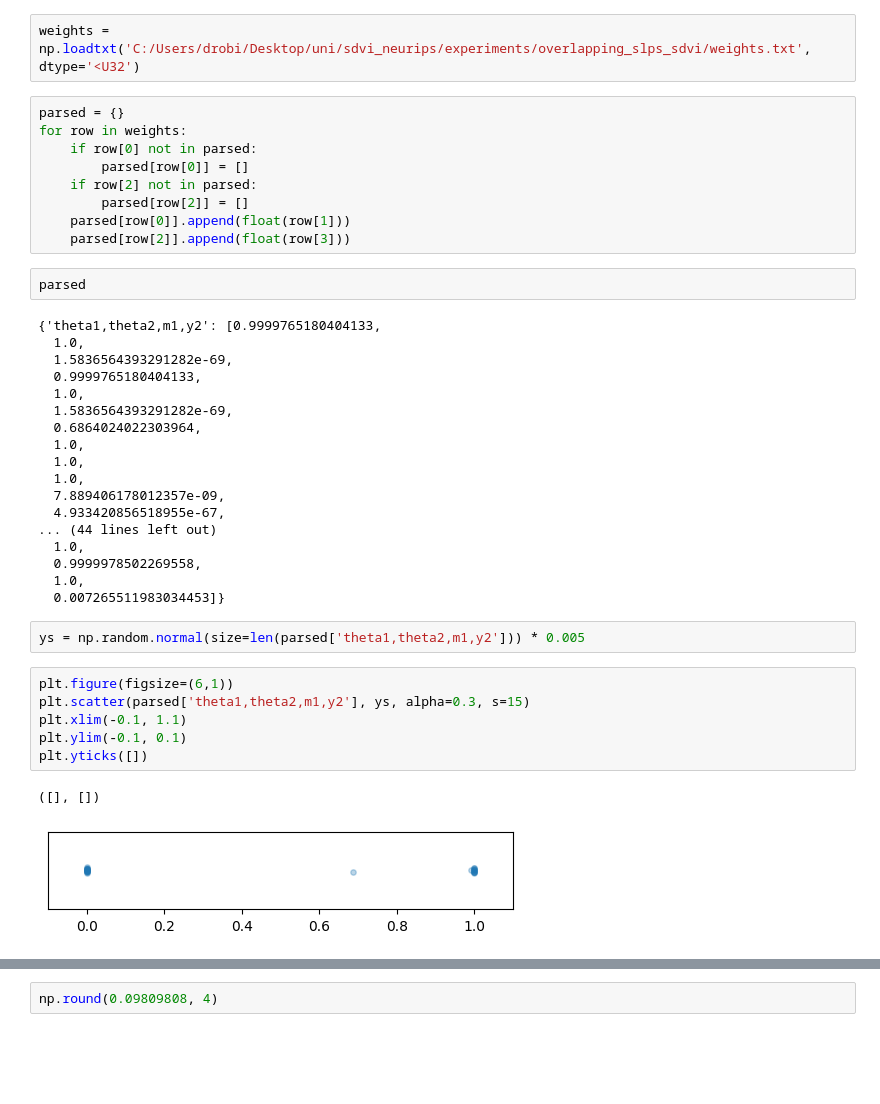
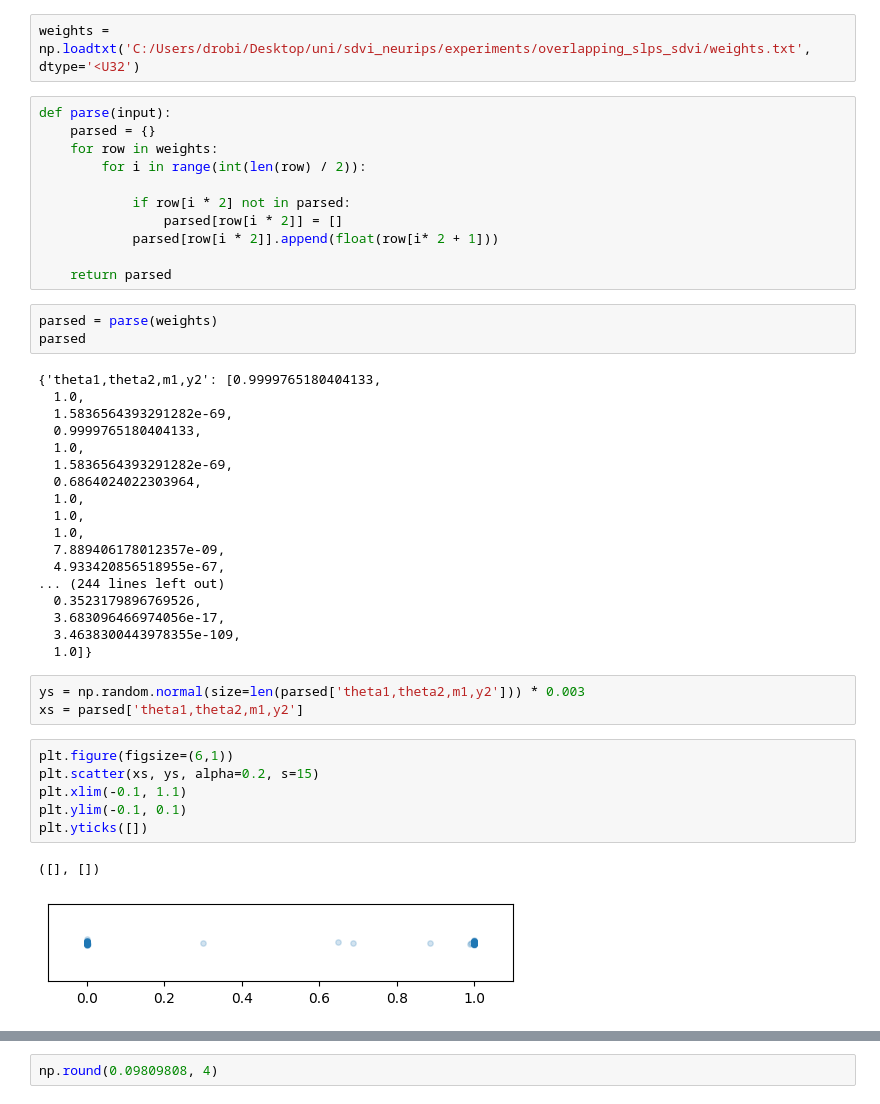
Before and after one commit to drobiu/sdvi_neurips, a Jupyter notebook: data/data and processing.ipynb, the cells around one changed output, grey strips where cells are left out. Saved outputs shown, nothing was run; the diff lists cells and outputs as text; blank space fills up the shorter version.

```diff
--- a/data/data and processing.ipynb
+++ b/data/data and processing.ipynb
@@ -57,15 +57,18 @@ np.savetxt('test', ip, fmt='%s', delimiter=' ', newline=' ')
 # %%
 weights = np.loadtxt('C:/Users/drobi/Desktop/uni/sdvi_neurips/experiments/overlapping_slps_sdvi/weights.txt', dtype='<U32')
 # %%
-parsed = {}
-for row in weights:
-    if row[0] not in parsed:
-        parsed[row[0]] = []
-    if row[2] not in parsed:
-        parsed[row[2]] = []
-    parsed[row[0]].append(float(row[1]))
-    parsed[row[2]].append(float(row[3]))
+def parse(input):
+    parsed = {}
+    for row in weights:
+        for i in range(int(len(row) / 2)):
+
+            if row[i * 2] not in parsed:
+                parsed[row[i * 2]] = []
+            parsed[row[i * 2]].append(float(row[i* 2 + 1]))
+
+    return parsed
 # %%
+parsed = parse(weights)
 parsed
 # %% [output]
 {'theta1,theta2,m1,y2': [0.9999765180404133,
@@ -80,19 +83,20 @@ parsed
   1.0,
   7.889406178012357e-09,
   4.933420856518955e-67,
-... (44 lines left out)
-  1.0,
-  0.9999978502269558,
-  1.0,
-  0.007265511983034453]}
+... (244 lines left out)
+  0.3523179896769526,
+  3.683096466974056e-17,
+  3.4638300443978355e-109,
+  1.0]}
 # %%
-ys = np.random.normal(size=len(parsed['theta1,theta2,m1,y2'])) * 0.005
+ys = np.random.normal(size=len(parsed['theta1,theta2,m1,y2'])) * 0.003
+xs = parsed['theta1,theta2,m1,y2']
 # %%
 plt.figure(figsize=(6,1))
-plt.scatter(parsed['theta1,theta2,m1,y2'], ys, alpha=0.3, s=15)
+plt.scatter(xs, ys, alpha=0.2, s=15)
 plt.xlim(-0.1, 1.1)
 plt.ylim(-0.1, 0.1)
 plt.yticks([])
 # %% [output]
 ([], [])
-[figure, old version]
+[figure, new version]
```
Also changed, not shown: parts of 6 cells of this notebook, 20 other files.
